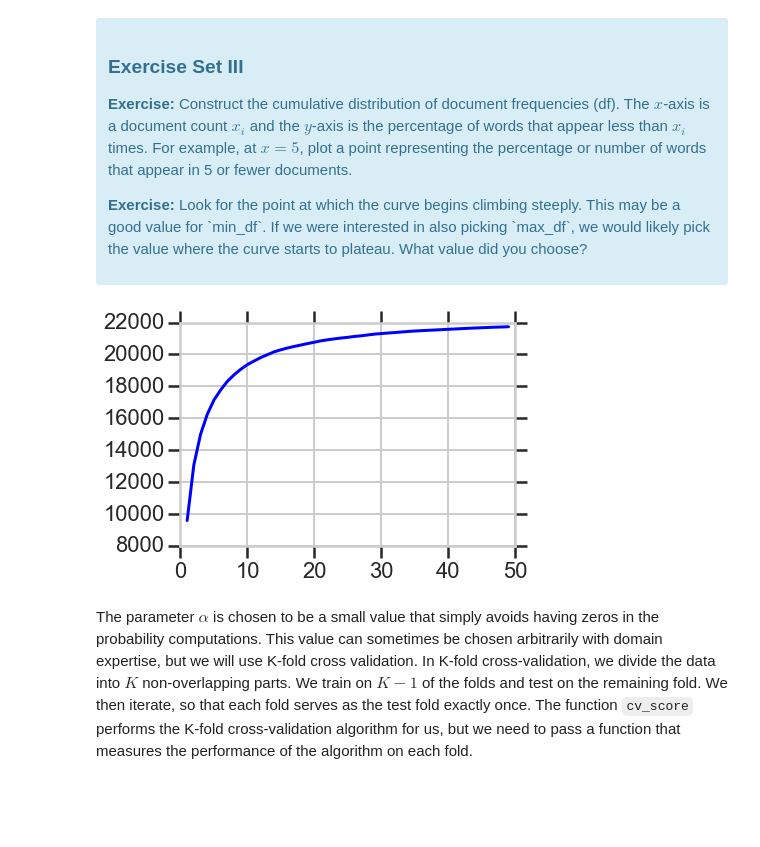
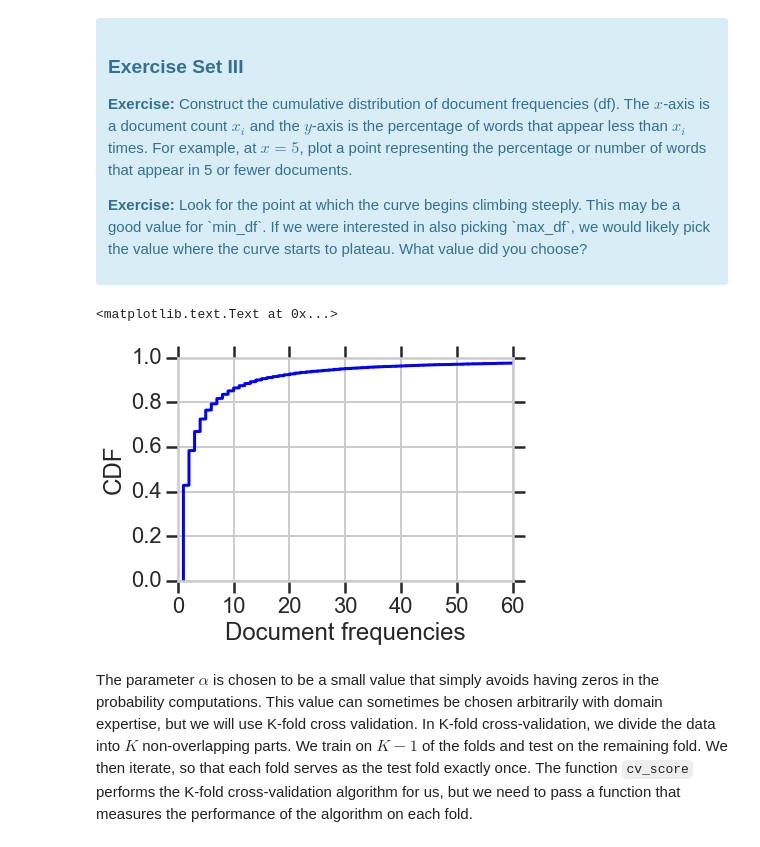
Before and after one commit to vinhpvu/naive-project, a Jupyter notebook: naive_bayes/Mini_Project_Naive_Bayes.ipynb, the cells around one changed output. Cells and saved outputs as stored; diff of their text form; code cells hidden in the pictures; blank space fills up the shorter version.

```diff
--- a/naive_bayes/Mini_Project_Naive_Bayes.ipynb
+++ b/naive_bayes/Mini_Project_Naive_Bayes.ipynb
@@ -312,21 +327,28 @@ First, let's find an appropriate value for `min_df` for the `CountVectorizer`. `
 
 <p><b>Exercise:</b> Look for the point at which the curve begins climbing steeply. This may be a good value for `min_df`. If we were interested in also picking `max_df`, we would likely pick the value where the curve starts to plateau. What value did you choose?</p>
 </div>
-# %%
-# Your turn.
-vectorizer = CountVectorizer(min_df=1)
-X,y = make_xy(critics,vectorizer=vectorizer)
-dfs = []
-for i in xrange(1,50):
-    vectorizer = CountVectorizer(max_df=i)
-    X,y = make_xy(critics,vectorizer=vectorizer)
-    dfs.append(X.shape[1])
-
-
-plt.plot(xrange(1,50),dfs)
-plt.show()
-# %% [output]
-[figure, removed]
+# %%
+# Your turn.
+import numpy as np
+
+doc_fre = np.sum(X>0,axis=0)
+
+sorted_doc_fre = np.sort(doc_fre).reshape(-1,1)
+
+yvals=np.arange(len(sorted_doc_fre))/float(len(sorted_doc_fre)-1)
+
+plt.plot(sorted_doc_fre,yvals)
+plt.xlim([0,60])
+plt.ylabel('CDF')
+plt.xlabel('Document frequencies')
+
+#What value did you choose?
+
+# at about 50, curve starts to plateau, => max_df = 50
+# at about 1, curve begins climbing steeply => min_df = 1
+# %% [output]
+<matplotlib.text.Text at 0x...>
+[figure, added]
 # %% [markdown]
 The parameter $\alpha$ is chosen to be a small value that simply avoids having zeros in the probability computations. This value can sometimes be chosen arbitrarily with domain expertise, but we will use K-fold cross validation. In K-fold cross-validation, we divide the data into $K$ non-overlapping parts. We train on $K-1$ of the folds and test on the remaining fold. We then iterate, so that each fold serves as the test fold exactly once. The function `cv_score` performs the K-fold cross-validation algorithm for us, but we need to pass a function that measures the performance of the algorithm on each fold.
 # %%
```
Also changed, not shown: parts of 10 cells of this notebook.
